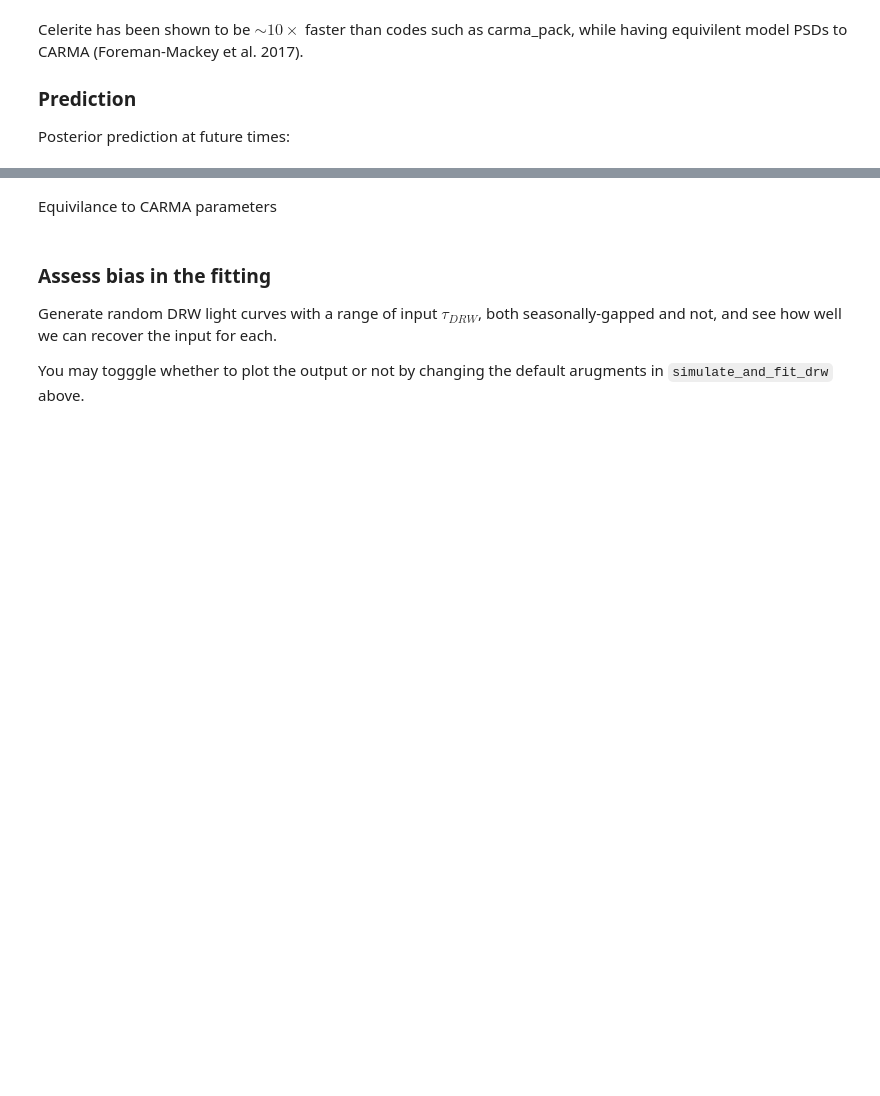
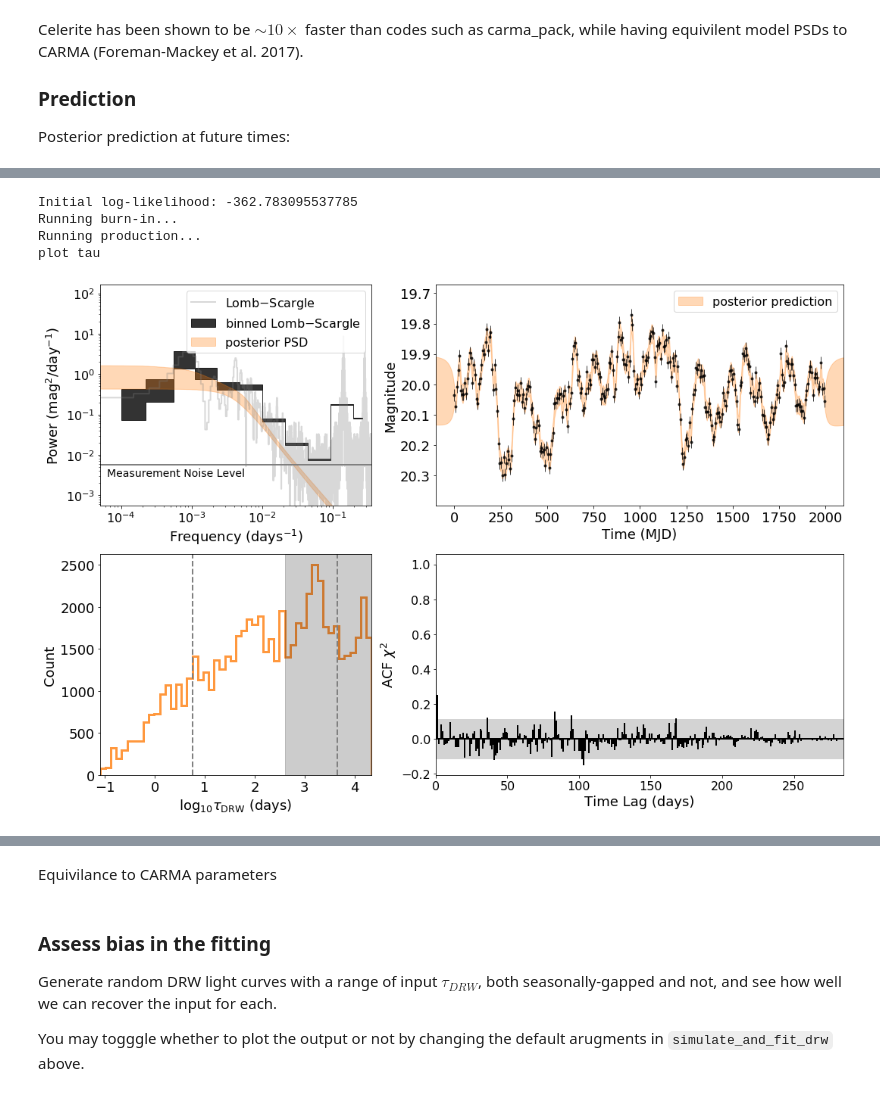
Before and after one commit to burke86/taufit, a Jupyter notebook: demo.ipynb, the cells around one changed output, grey strips where cells are left out. Saved outputs shown, nothing was run; the diff lists cells and outputs as text; code cells hidden in the pictures; blank space fills up the shorter version.

Commit message:
updates to carma examples, add bounds argument to drw

```diff
--- a/demo.ipynb
+++ b/demo.ipynb
@@ -140,5 +139,11 @@ $$= \frac{1}{2}\left[ a_1e^{-c_1 t_{nm}} +  a_1e^{-c_1 t_{nm}} \right]$$
 
 $$= a_1e^{-c_1 t_{nm}} $$
 # %%
-#gp, samples = fit_carma(x*u.day, y*u.mag, yerr*u.mag, p=1, init=[-1,0,4,0])
+gp, samples = fit_carma(x*u.day, y*u.mag, yerr*u.mag, p=2, init=[-4,-6,-5,-4,-4,-6,-5,-4])
+# %% [output]
+Initial log-likelihood: -362.783095537785
+Running burn-in...
+Running production...
+plot tau
+[figure, added]
 # %%
```
Also changed, not shown: parts of 6 cells of this notebook, 1 other file.
